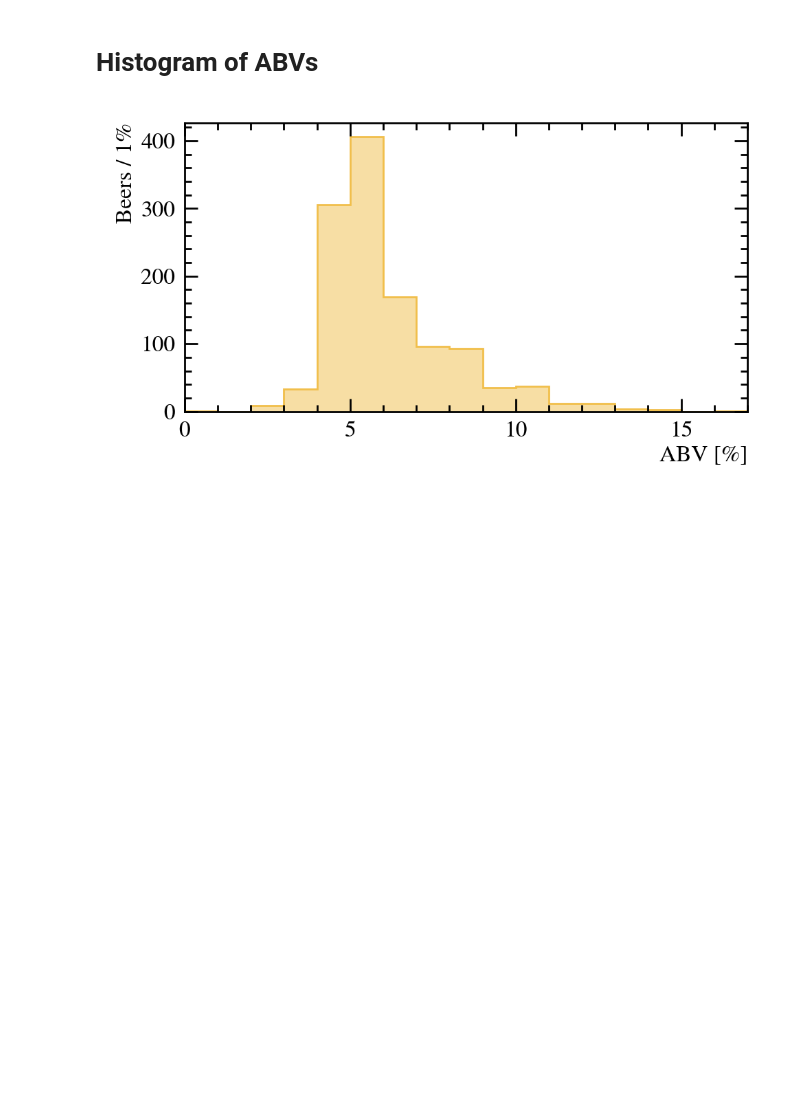
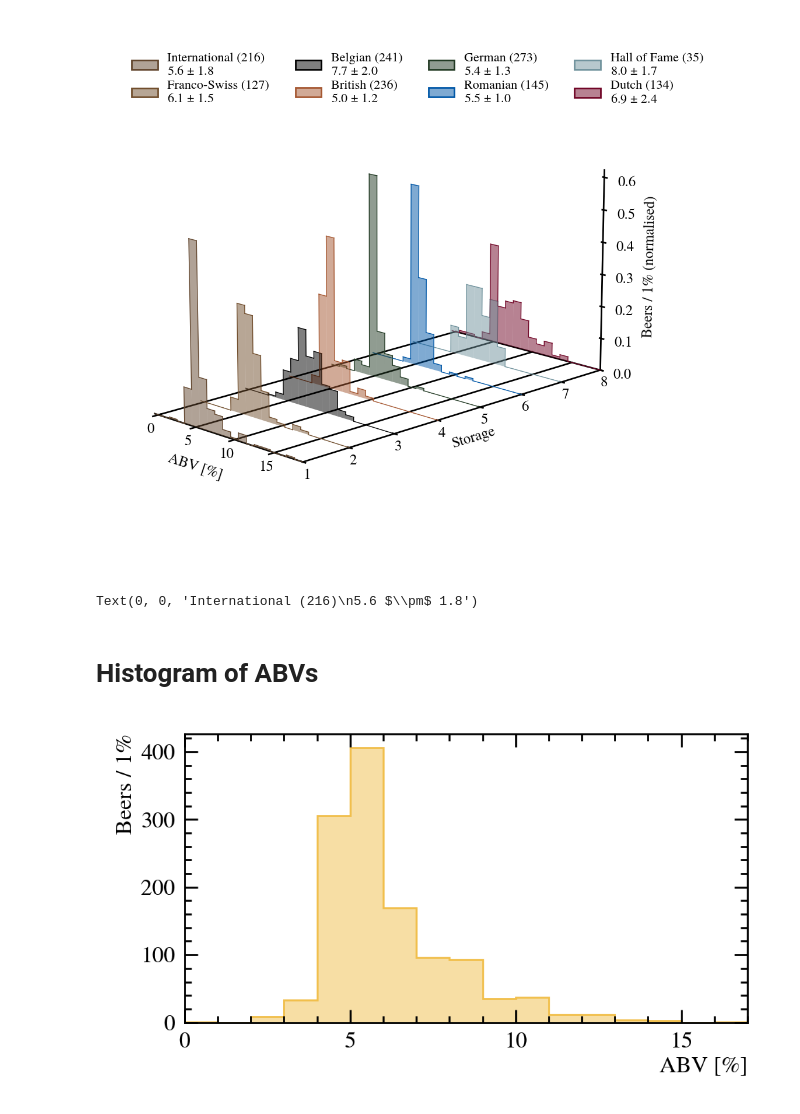
Before and after one commit to RDMoise/many-beers, a Jupyter notebook: studyBeers.ipynb, the cells around one changed output. Saved outputs shown, nothing was run; the diff lists cells and outputs as text; code cells hidden in the pictures; blank space fills up the shorter version.

```diff
--- a/studyBeers.ipynb
+++ b/studyBeers.ipynb
@@ -34,3 +82,69 @@ df = pd.read_csv("1230beers.csv", delimiter=',', encoding='utf-8')
+# %%
+# do it in 3D
+# NB: relies on the legend from the previous plot
+binning = np.linspace(-.5,18.5,20)
+nStorage = 8 + 1
+
+# patch to adjust code for margins in 3D projections
+###patch start###
+from mpl_toolkits.mplot3d.axis3d import Axis
+if not hasattr(Axis, "_get_coord_info_old"):
+    def _get_coord_info_new(self, renderer):
+        mins, maxs, centers, deltas, tc, highs = self._get_coord_info_old(renderer)
+        mins += deltas / 4
+        maxs -= deltas / 4
+        return mins, maxs, centers, deltas, tc, highs
+    Axis._get_coord_info_old = Axis._get_coord_info
+    Axis._get_coord_info = _get_coord_info_new
+###patch end###
+
+fig = plt.figure(figsize=(16,9))
+ax = fig.add_axes([0,0,1,1], projection='3d')
+ax.margins(x=0, y=0, z=0)
+ax.set_box_aspect([3,6,3])
+ax.view_init(elev=15, azim=-45)
+ax.minorticks_off()
+ax.zaxis.set_minor_locator(plt.NullLocator())
+# ax.autoscale(axis='y', tight=False)
+
+# Set a white background color
+ax.w_xaxis.set_pane_color((1.0, 1.0, 1.0, 1.0))
+ax.w_yaxis.set_pane_color((1.0, 1.0, 1.0, 1.0))
+ax.w_zaxis.set_pane_color((1.0, 1.0, 1.0, 1.0))
+
+for division in [0, 5, 10, 15,]: ax.plot([division]*(nStorage-1), range(1, nStorage), c='black', lw=2)
+ax.plot([0, binning[-1]], [nStorage-1, nStorage-1], c='black', lw=2)
+ax.set_xlabel('ABV [%]', labelpad=10)
+ax.set_ylabel("Storage", labelpad=10)
+ax.set_zlabel("Beers / 1% (normalised)", labelpad=15)
+
+ax.grid(False)
+plt.tick_params(axis='both', which='both', pad=0)
+plt.tick_params(axis='z', which='both', pad=9)
+applyUniformFont(ax, 18, in3d=True)
+
+for i, storage in enumerate([sChonkyBrown, sChonkyBrown2, sTallBlack, sBigBrown, sGreen, sBlue, sWhite, sRed]):
+    dS = df[df.Storage == storage.name]
+    hABV, _ = np.histogram(dS.ABV, binning)
+    norm = sum(hABV)*(binning[1]-binning[0])
+
+    muABV = np.mean(dS.ABV)
+    stdABV = np.std(dS.ABV)
+
+    ax.bar(binning[:-1], hABV/norm, width=binning[1]-binning[0], color=storage.colour, align='edge', zs=i+1, zdir='y', alpha=.5)
+    # Add outlines at the top of the bars
+    for j in range(len(binning)-1):
+        ax.plot([binning[j], binning[j+1]], [hABV[j]/norm, hABV[j]/norm], zs=i+1, zdir='y', color=storage.colour, linewidth=1)
+        ax.plot([binning[j], binning[j]], [hABV[j]/norm, hABV[j-1]/norm], zs=i+1, zdir='y', color=storage.colour, linewidth=1)
+
+plotOrderedLegend(list(range(len(ps))), ps, ls, loc='upper left', fontsize=16, kwargs=dict(ncol=4))
+plt.show()
+# %% [output]
+[figure, added]
+# %%
+leg.get_texts()[0]
+# %% [output]
+Text(0, 0, 'International (216)\n5.6 $\\pm$ 1.8')
 # %% [markdown]
 # Histogram of ABVs
 # %%
```
Also changed, not shown: parts of 5 cells of this notebook, 18 other files.
